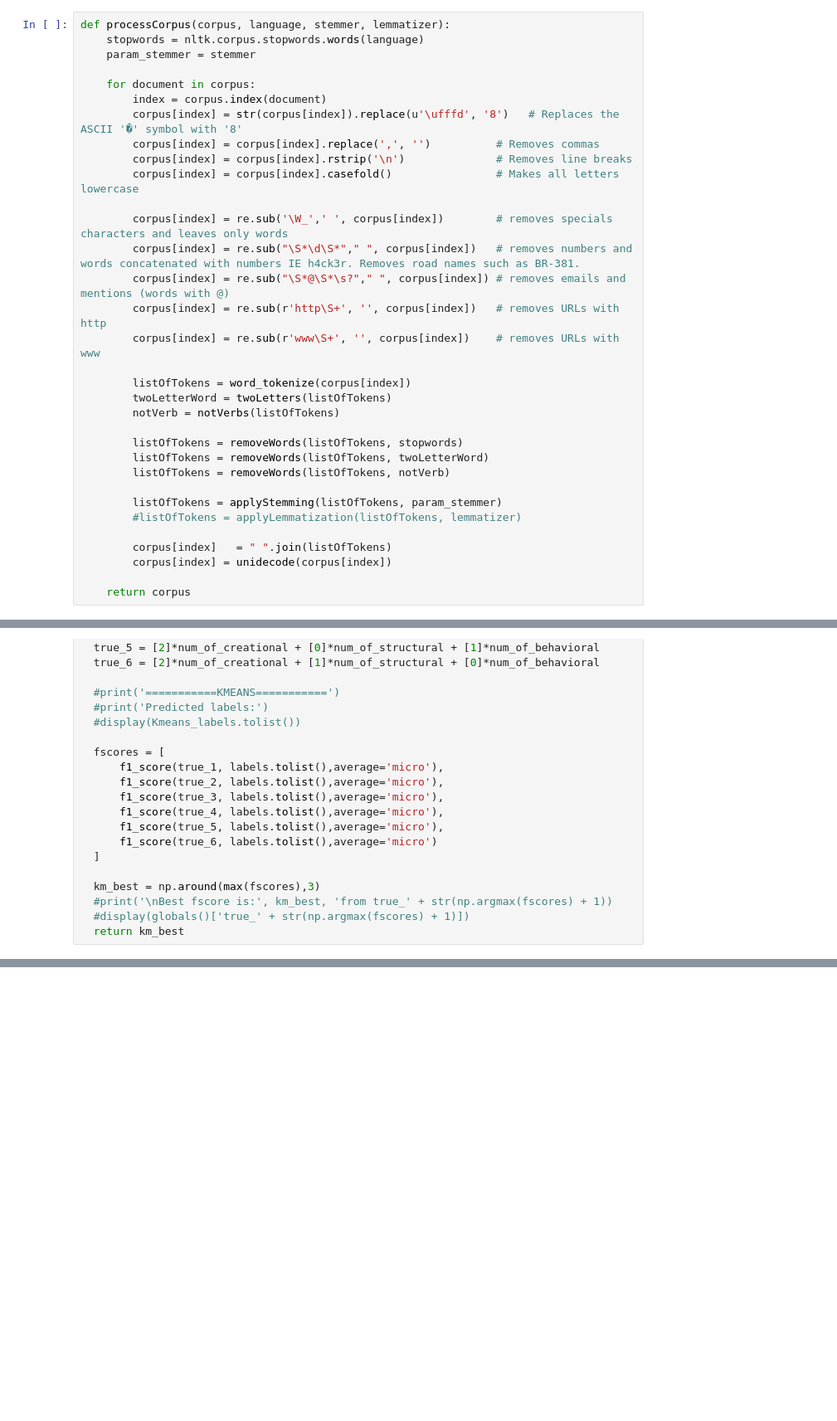
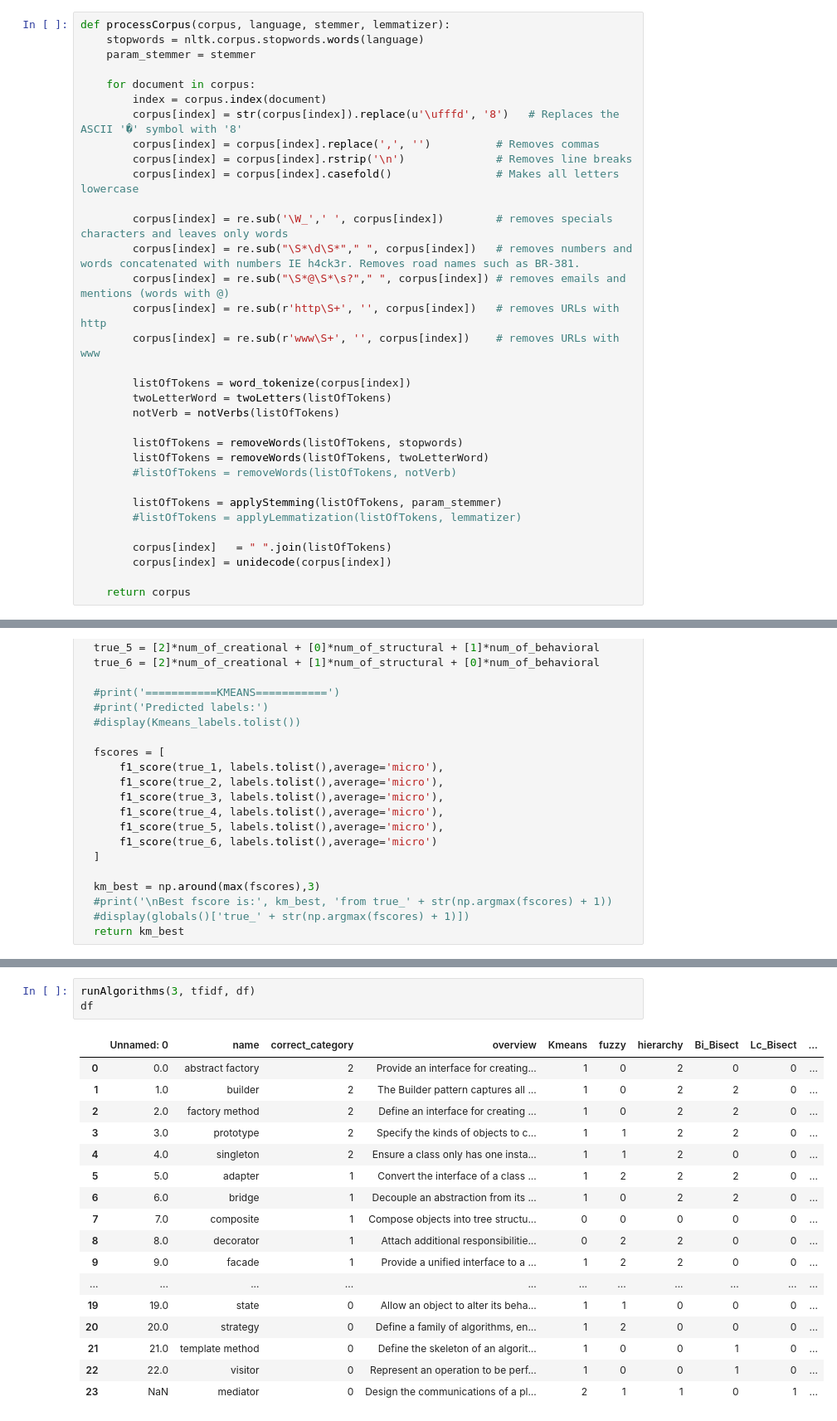
Before and after one commit to RETprojects/SWENG480-Team21, a Jupyter notebook: ml/experiments/PatternKMeans6.ipynb, the cells around one changed output, grey strips where cells are left out. Shown at 83% size. Cells and saved outputs as stored; diff of their text form; blank space fills up the shorter version.

```diff
--- a/ml/experiments/PatternKMeans6.ipynb
+++ b/ml/experiments/PatternKMeans6.ipynb
@@ -174,7 +168,7 @@ def processCorpus(corpus, language, stemmer, lemmatizer):
 
         listOfTokens = removeWords(listOfTokens, stopwords)
         listOfTokens = removeWords(listOfTokens, twoLetterWord)
-        listOfTokens = removeWords(listOfTokens, notVerb)
+        #listOfTokens = removeWords(listOfTokens, notVerb)
 
         listOfTokens = applyStemming(listOfTokens, param_stemmer)
         #listOfTokens = applyLemmatization(listOfTokens, lemmatizer)
@@ -341,3 +337,24 @@ def getFScore(labels, df):
+# %%
+runAlgorithms(3, tfidf, df)
+df
+# %% [output]
+|  | Unnamed: 0 | name | correct_category | overview | Kmeans | fuzzy | hierarchy | Bi_Bisect | Lc_Bisect | ... |
+| 0 | 0.0 | abstract factory | 2 | Provide an interface for creating... | 1 | 0 | 2 | 0 | 0 | ... |
+| 1 | 1.0 | builder | 2 | The Builder pattern captures all ... | 1 | 0 | 2 | 2 | 0 | ... |
+| 2 | 2.0 | factory method | 2 | Define an interface for creating ... | 1 | 0 | 2 | 2 | 0 | ... |
+| 3 | 3.0 | prototype | 2 | Specify the kinds of objects to c... | 1 | 1 | 2 | 2 | 0 | ... |
+| 4 | 4.0 | singleton | 2 | Ensure a class only has one insta... | 1 | 1 | 2 | 0 | 0 | ... |
+| 5 | 5.0 | adapter | 1 | Convert the interface of a class ... | 1 | 2 | 2 | 2 | 0 | ... |
+| 6 | 6.0 | bridge | 1 | Decouple an abstraction from its ... | 1 | 0 | 2 | 2 | 0 | ... |
+| 7 | 7.0 | composite | 1 | Compose objects into tree structu... | 0 | 0 | 0 | 0 | 0 | ... |
+| 8 | 8.0 | decorator | 1 | Attach additional responsibilitie... | 0 | 2 | 2 | 0 | 0 | ... |
+| 9 | 9.0 | facade | 1 | Provide a unified interface to a ... | 1 | 2 | 2 | 0 | 0 | ... |
+| ... | ... | ... | ... | ... | ... | ... | ... | ... | ... | ... |
+| 19 | 19.0 | state | 0 | Allow an object to alter its beha... | 1 | 1 | 0 | 0 | 0 | ... |
+| 20 | 20.0 | strategy | 0 | Define a family of algorithms, en... | 1 | 2 | 0 | 0 | 0 | ... |
+| 21 | 21.0 | template method | 0 | Define the skeleton of an algorit... | 1 | 0 | 0 | 1 | 0 | ... |
+| 22 | 22.0 | visitor | 0 | Represent an operation to be perf... | 1 | 0 | 0 | 1 | 0 | ... |
+| 23 | NaN | mediator | 0 | Design the communications of a pl... | 2 | 1 | 1 | 0 | 1 | ... |
 # %%
 # kmeans_silhouette_avg = []
 # kmeans_fscore_avg = []
```
Also changed, not shown: parts of 6 cells of this notebook.
